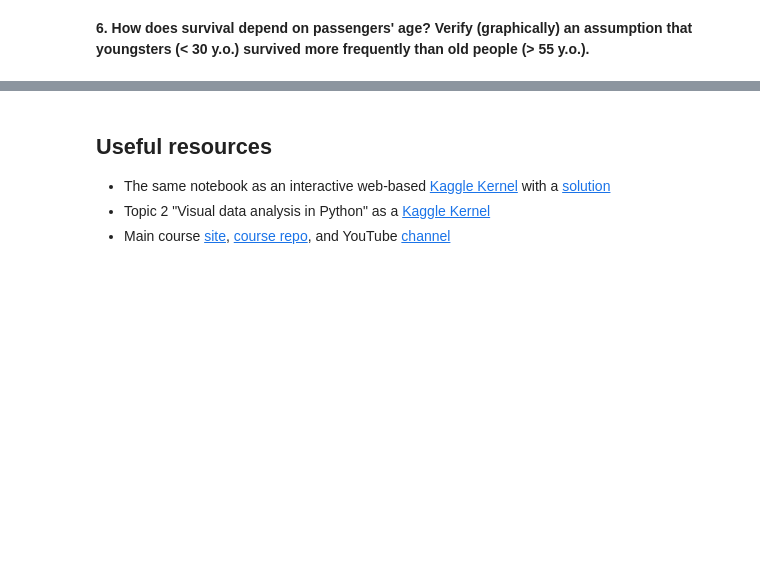
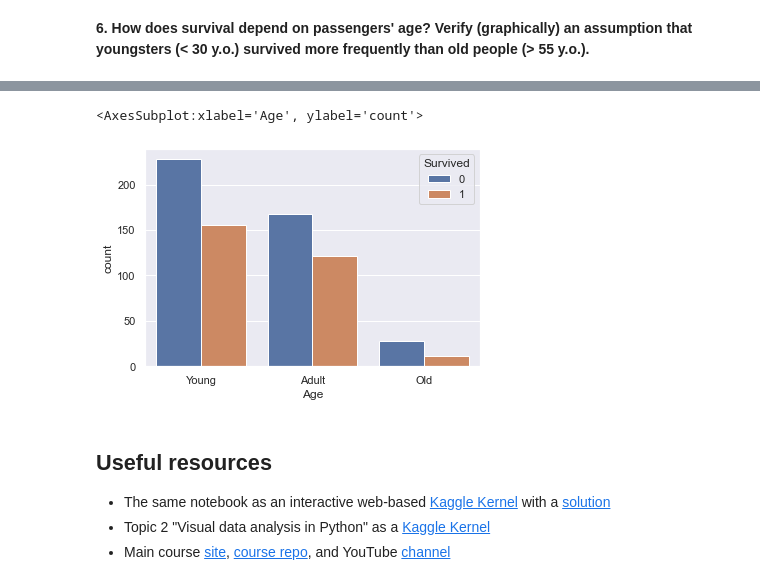
Before and after one commit to SergeyFeskov/mlcourse.ai, a Jupyter notebook: jupyter_english/topic02_visual_data_analysis/topic2_practice_visual_titanic.ipynb, the cells around one changed output, grey strips where cells are left out. Drawn from its saved outputs; the diff is of its cells as text; code cells hidden in the pictures; blank space fills up the shorter version.

```diff
--- a/jupyter_english/topic02_visual_data_analysis/topic2_practice_visual_titanic.ipynb
+++ b/jupyter_english/topic02_visual_data_analysis/topic2_practice_visual_titanic.ipynb
@@ -115,3 +160,17 @@ ax = sns.boxplot(y=train_df['Pclass'], x=train_df['Fare'], orient='h')
+# %%
+# You code here
+def get_age_group(age: int):
+    if age < 30:
+        return 'Young'
+    elif age <= 55:
+        return 'Adult'
+    else:
+        return 'Old'
+
+sns.countplot(x=train_df['Age'].apply(get_age_group), hue=train_df['Survived'])
+# %% [output]
+<AxesSubplot:xlabel='Age', ylabel='count'>
+[figure, added]
 # %% [markdown]
 ## Useful resources
 * The same notebook as an interactive web-based [Kaggle Kernel](https://www.kaggle.com/kashnitsky/topic-2-practice-visualization) with a [solution](https://www.kaggle.com/kashnitsky/topic-2-practice-solution)
```
Also changed, not shown: parts of 12 cells of this notebook, 3 other files.
